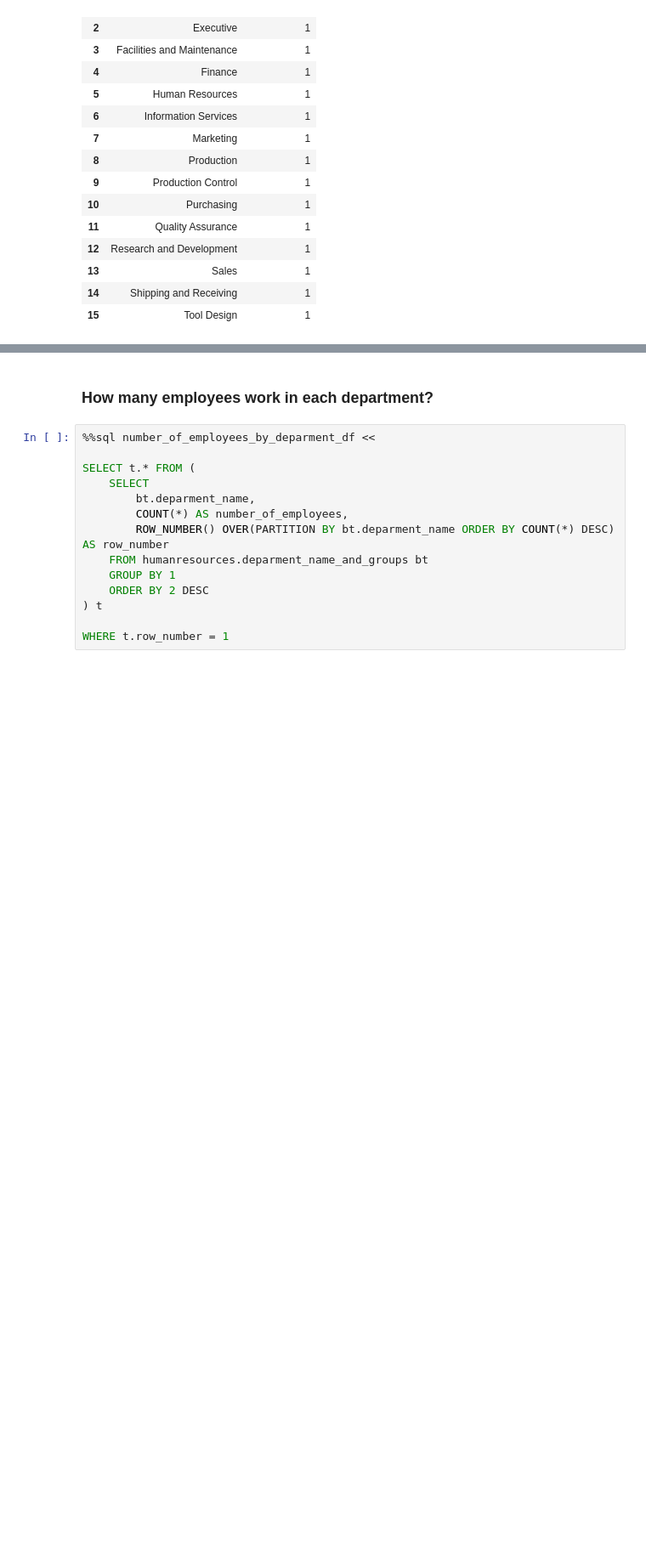
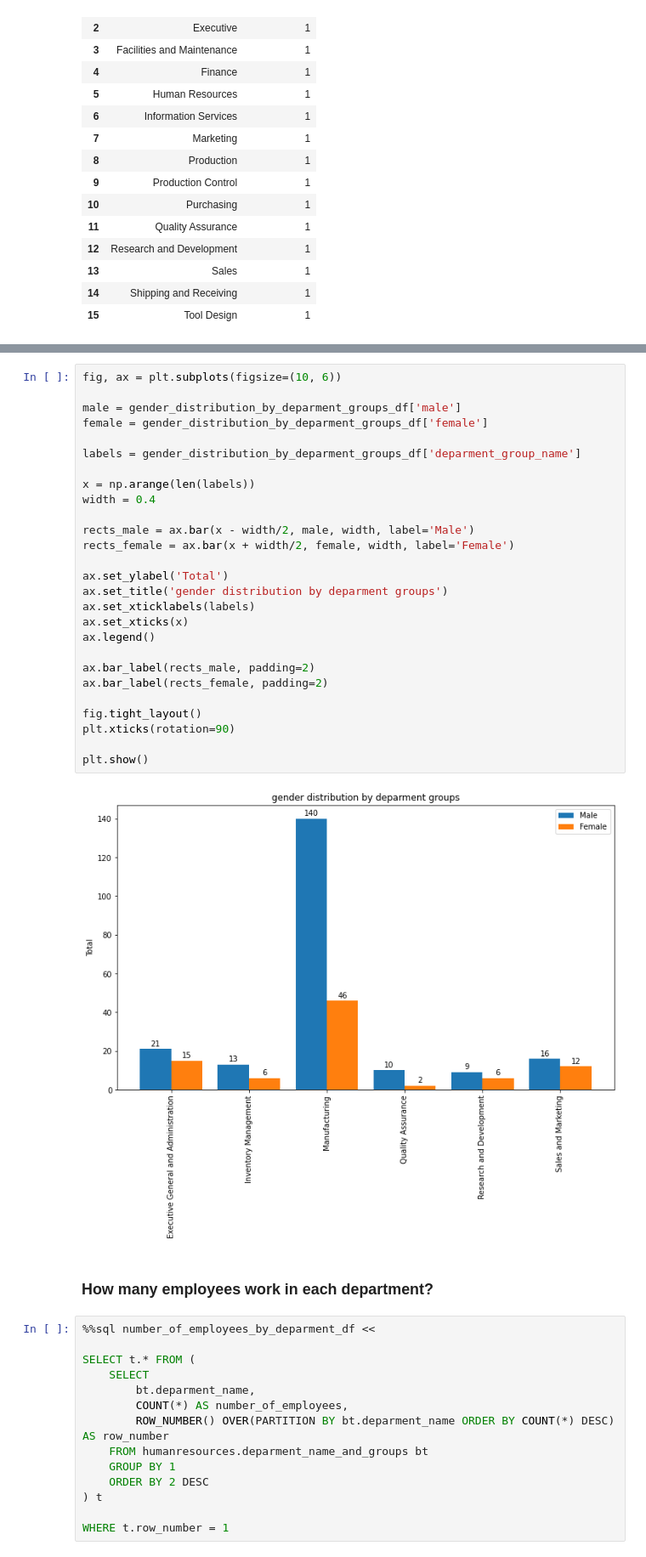
Before and after one commit to nikolaevtomov/adventureworks, a Jupyter notebook: notebook/1.humanresources.ipynb, the cells around one changed output, grey strips where cells are left out. Shown at 85% size. Saved outputs shown, nothing was run; the diff lists cells and outputs as text; blank space fills up the shorter version.

Commit message:
What is the gender distribution by deparment groups?

```diff
--- a/notebook/1.humanresources.ipynb
+++ b/notebook/1.humanresources.ipynb
@@ -115,3 +146,32 @@ SELECT t.* FROM (
+# %%
+fig, ax = plt.subplots(figsize=(10, 6))
+
+male = gender_distribution_by_deparment_groups_df['male']
+female = gender_distribution_by_deparment_groups_df['female']
+
+labels = gender_distribution_by_deparment_groups_df['deparment_group_name']
+
+x = np.arange(len(labels))
+width = 0.4
+
+rects_male = ax.bar(x - width/2, male, width, label='Male')
+rects_female = ax.bar(x + width/2, female, width, label='Female')
+
+ax.set_ylabel('Total')
+ax.set_title('gender distribution by deparment groups')
+ax.set_xticklabels(labels)
+ax.set_xticks(x)
+ax.legend()
+
+ax.bar_label(rects_male, padding=2)
+ax.bar_label(rects_female, padding=2)
+
+fig.tight_layout()
+plt.xticks(rotation=90)
+
+plt.show()
+# %% [output]
+[figure, added]
 # %% [markdown]
 ### How many employees work in each department?
 # %%
```
Also changed, not shown: parts of 10 cells of this notebook.
